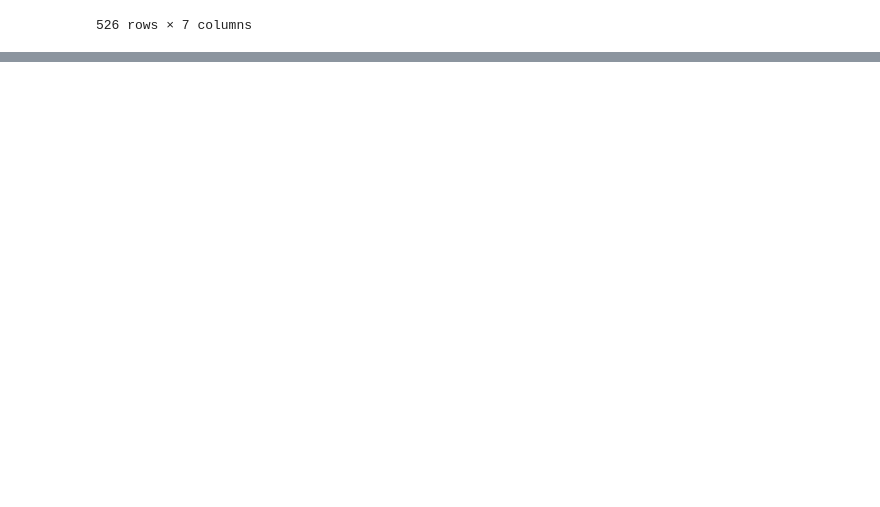
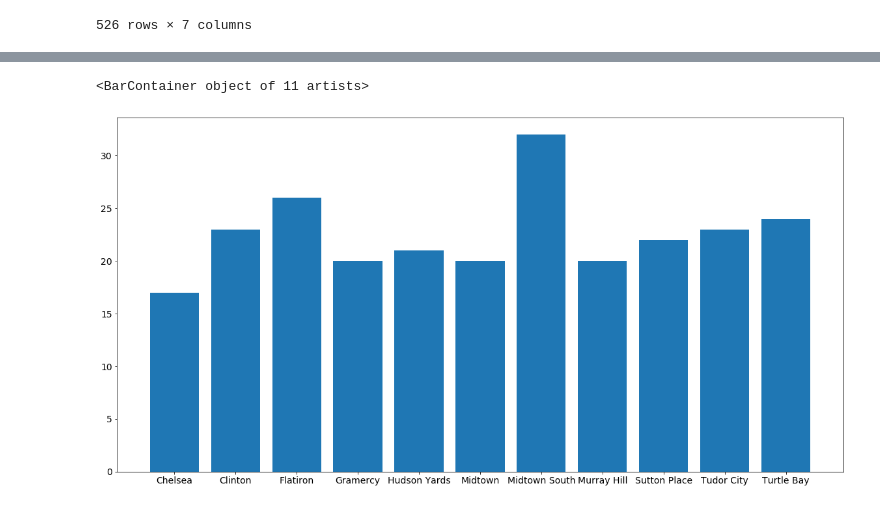
Before and after one commit to lindudu1027/Coursera_Capstone, a Jupyter notebook: Capstone_Project.ipynb, the cells around one changed output, grey strips where cells are left out. Drawn from its saved outputs; the diff is of its cells as text; code cells hidden in the pictures; blank space fills up the shorter version.

```diff
--- a/Capstone_Project.ipynb
+++ b/Capstone_Project.ipynb
@@ -350,0 +497,9 @@ midtown_restaurant_map
+# %%
+delivery_summary=midtown_venues.groupby('Neighborhood').sum()[['Delivery']]
+# %%
+plt.figure(figsize=(20,10))
+plt.tick_params(labelsize=14)
+plt.bar(delivery_summary.index,delivery_summary['Delivery'])
+# %% [output]
+<BarContainer object of 11 artists>
+[figure, added]
```
Also changed, not shown: parts of 36 cells of this notebook.
